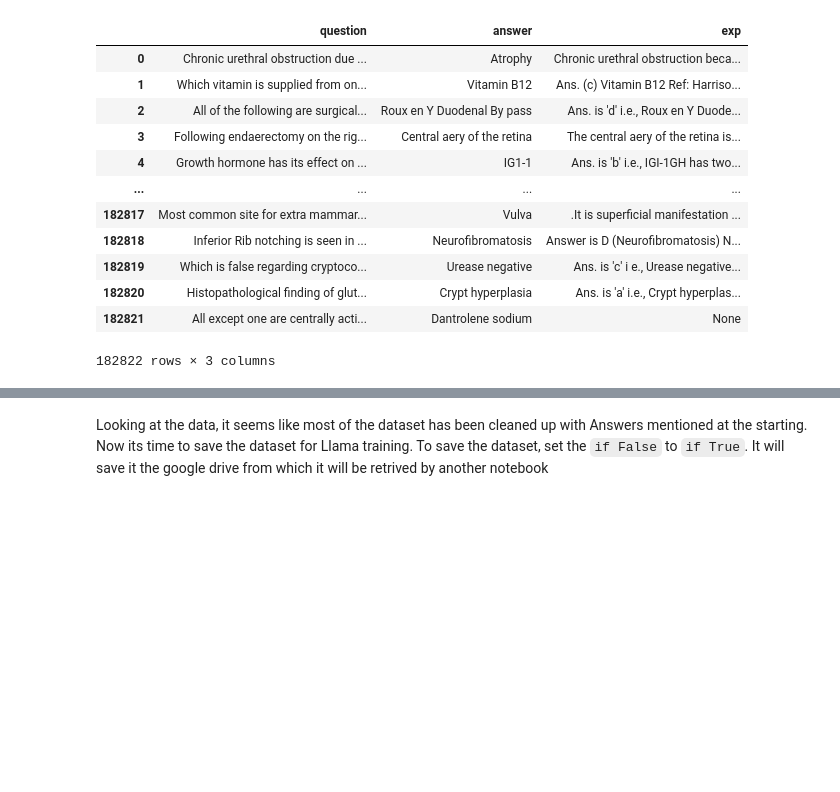
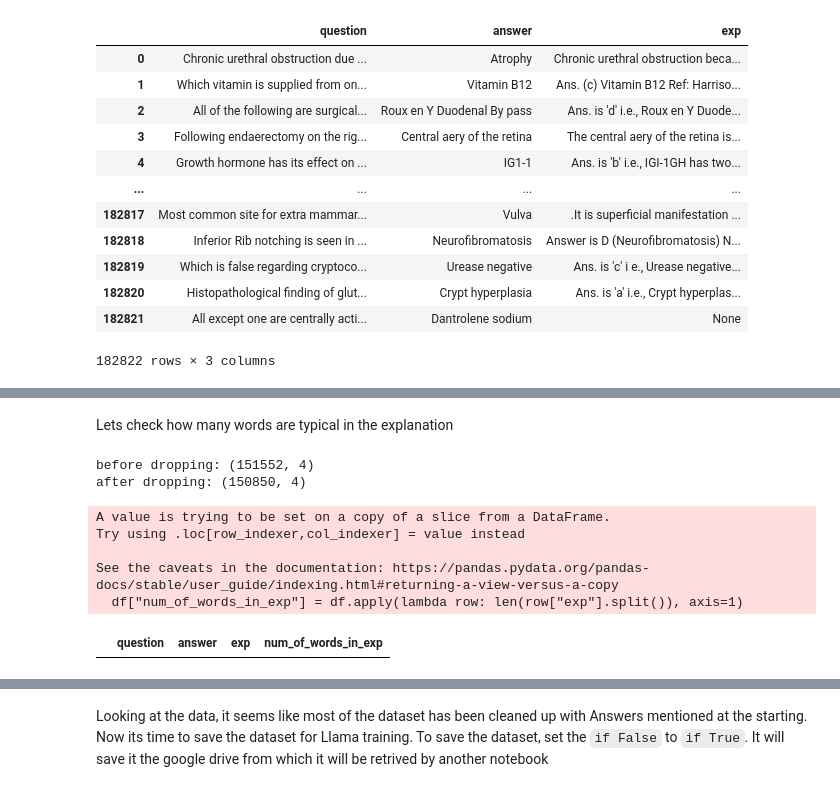
Before and after one commit to quazirab/fine-tuning-llama-3.1-on-medical-questionnaires, a Jupyter notebook: notebooks/data_prep_for_medical_question_training.ipynb, the cells around one changed output, grey strips where cells are left out. Drawn from its saved outputs; the diff is of its cells as text; code cells hidden in the pictures; blank space fills up the shorter version.

```diff
--- a/notebooks/data_prep_for_medical_question_training.ipynb
+++ b/notebooks/data_prep_for_medical_question_training.ipynb
@@ -187,0 +199,17 @@ chronic smoker with painless gross hematuria should be suspected as having bladd
+# %% [markdown]
+Lets check how many words are typical in the explanation
+# %%
+print(f"before dropping: {df.shape}")
+df["num_of_words_in_exp"] = df.apply(lambda row: len(row["exp"].split()), axis=1)
+df = df[df["num_of_words_in_exp"] != 0]
+print(f"after dropping: {df.shape}")
+df[df["num_of_words_in_exp"] == 0].head(5)
+# %% [output]
+before dropping: (151552, 4)
+after dropping: (150850, 4)
+A value is trying to be set on a copy of a slice from a DataFrame.
+Try using .loc[row_indexer,col_indexer] = value instead
+
+See the caveats in the documentation: https://pandas.pydata.org/pandas-docs/stable/user_guide/indexing.html#returning-a-view-versus-a-copy
+  df["num_of_words_in_exp"] = df.apply(lambda row: len(row["exp"].split()), axis=1)
+|  | question | answer | exp | num_of_words_in_exp |
```
Also changed, not shown: parts of 14 cells of this notebook.
